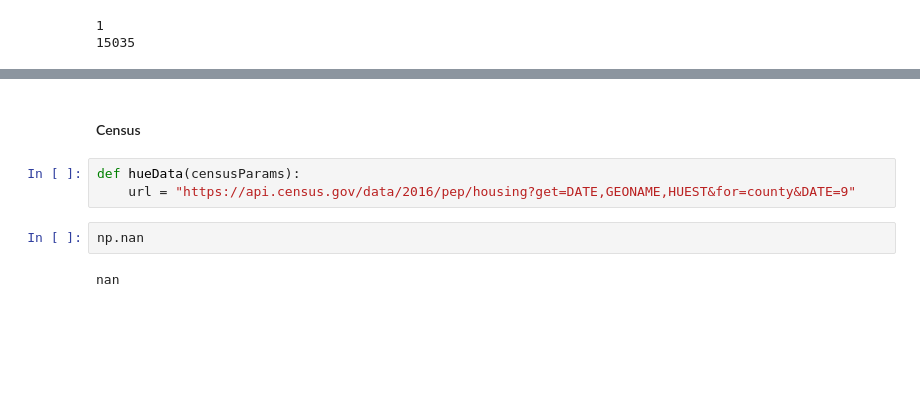
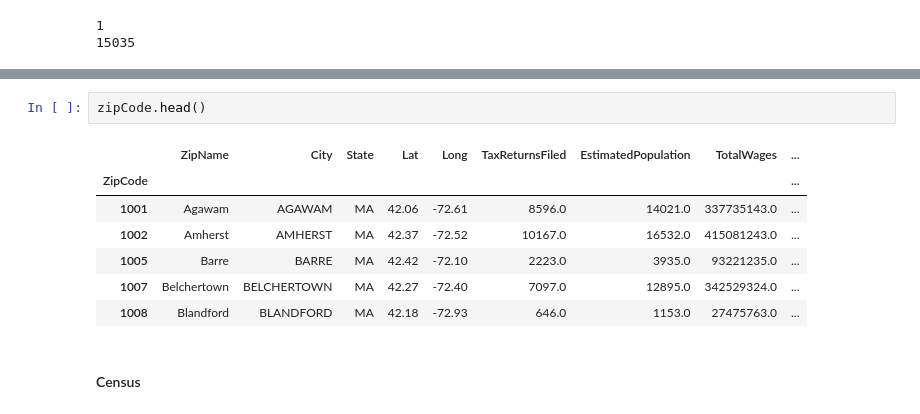
Before and after one commit to aaharrison/Realtor, a Jupyter notebook: Realtor Predictor.ipynb, the cells around one changed output, grey strips where cells are left out. Drawn from its saved outputs; the diff is of its cells as text; blank space fills up the shorter version.

```diff
--- a/Realtor Predictor.ipynb
+++ b/Realtor Predictor.ipynb
@@ -234,9 +230,12 @@ print(len(zipCodeKey))
+# %%
+zipCode.head()
+# %% [output]
+|  | ZipName | City | State | Lat | Long | TaxReturnsFiled | EstimatedPopulation | TotalWages | ... |
+| ZipCode |  |  |  |  |  |  |  |  | ... |
+| 1001 | Agawam | AGAWAM | MA | 42.06 | -72.61 | 8596.0 | 14021.0 | 337735143.0 | ... |
+| 1002 | Amherst | AMHERST | MA | 42.37 | -72.52 | 10167.0 | 16532.0 | 415081243.0 | ... |
+| 1005 | Barre | BARRE | MA | 42.42 | -72.10 | 2223.0 | 3935.0 | 93221235.0 | ... |
+| 1007 | Belchertown | BELCHERTOWN | MA | 42.27 | -72.40 | 7097.0 | 12895.0 | 342529324.0 | ... |
+| 1008 | Blandford | BLANDFORD | MA | 42.18 | -72.93 | 646.0 | 1153.0 | 27475763.0 | ... |
 # %% [markdown]
 #### Census
-# %%
-def hueData(censusParams):
-    url = "https://api.census.gov/data/2016/pep/housing?get=DATE,GEONAME,HUEST&for=county&DATE=9"
-# %%
-np.nan
-# %% [output]
-nan
```
Also changed, not shown: parts of 3 cells of this notebook.
